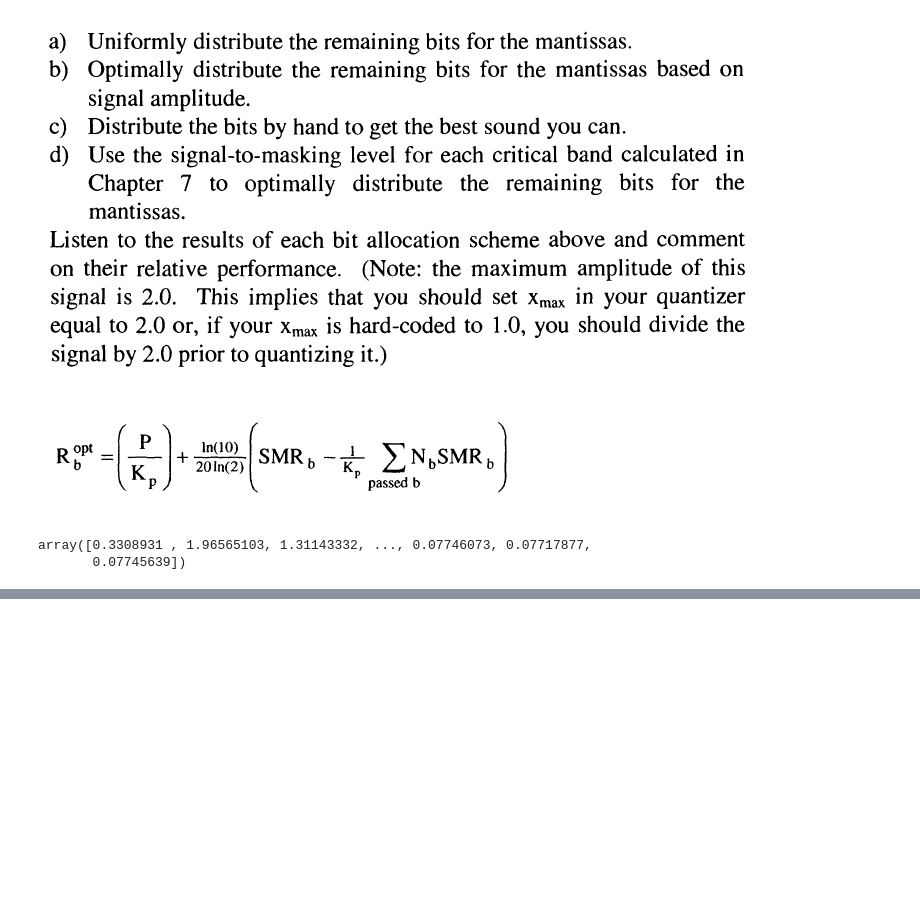
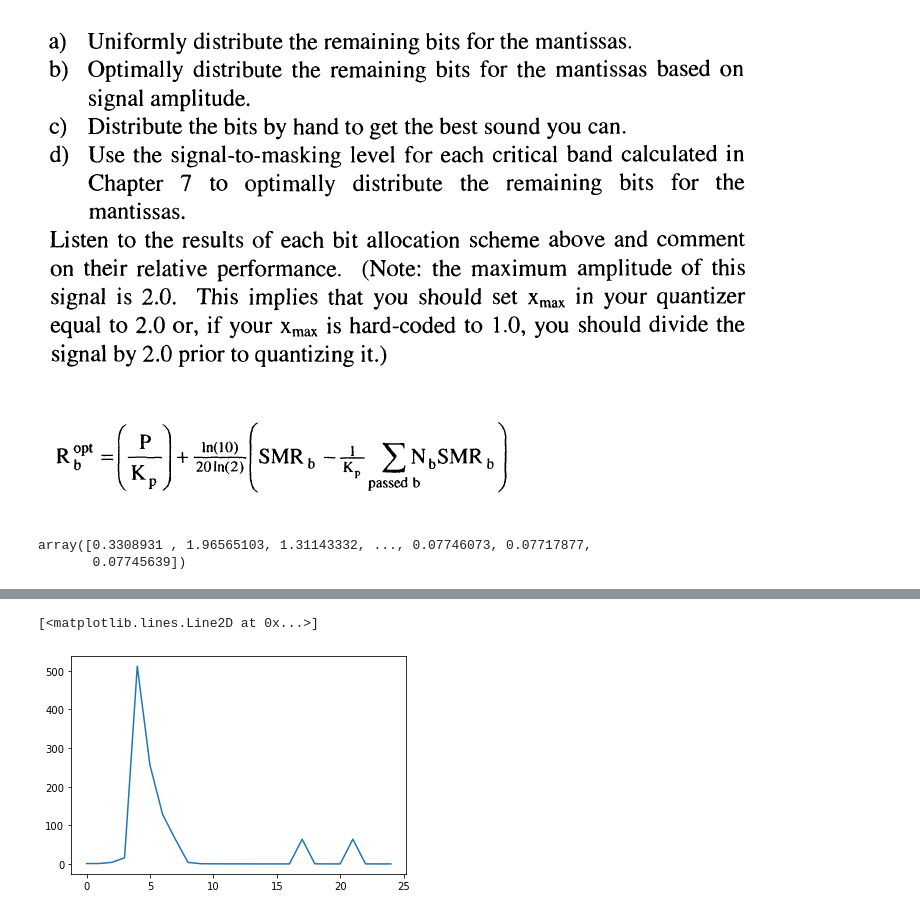
Before and after one commit to guedes-joaofelipe/CPE793-topics-in-audio-codification, a Jupyter notebook: exercises/chap08/ex-8-9-pos-aula.ipynb, the cells around one changed output, grey strips where cells are left out. Cells and saved outputs as stored; diff of their text form; code cells hidden in the pictures; blank space fills up the shorter version.

```diff
--- a/exercises/chap08/ex-8-9-pos-aula.ipynb
+++ b/exercises/chap08/ex-8-9-pos-aula.ipynb
@@ -438,0 +513,5 @@ def spl_by_sample(X, N_fft, N_w):
+# %%
+plt.plot(x_max_b)
+# %% [output]
+[<matplotlib.lines.Line2D at 0x...>]
+[figure, added]
```
Also changed, not shown: parts of 16 cells of this notebook.
